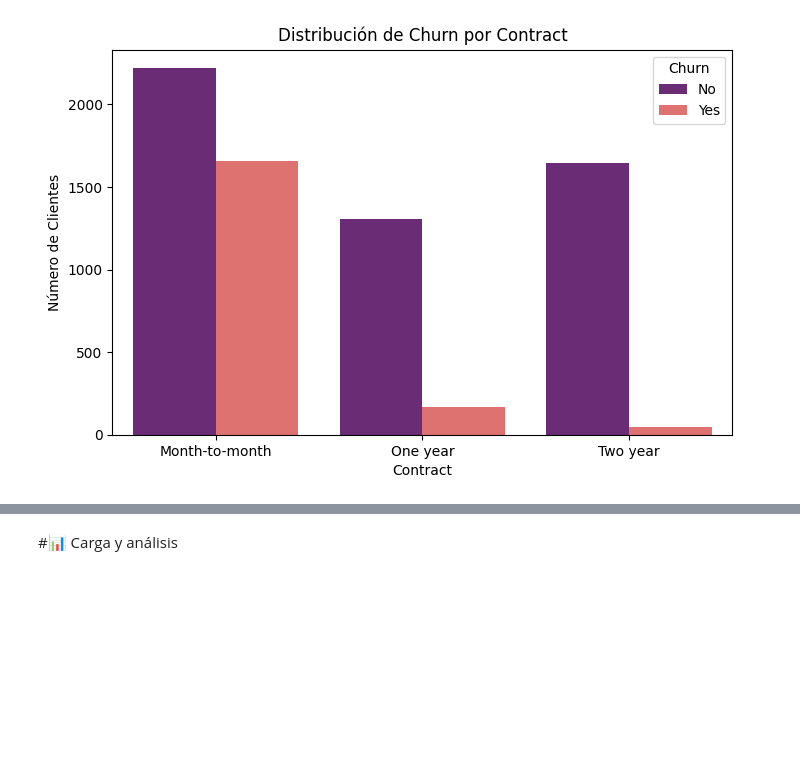
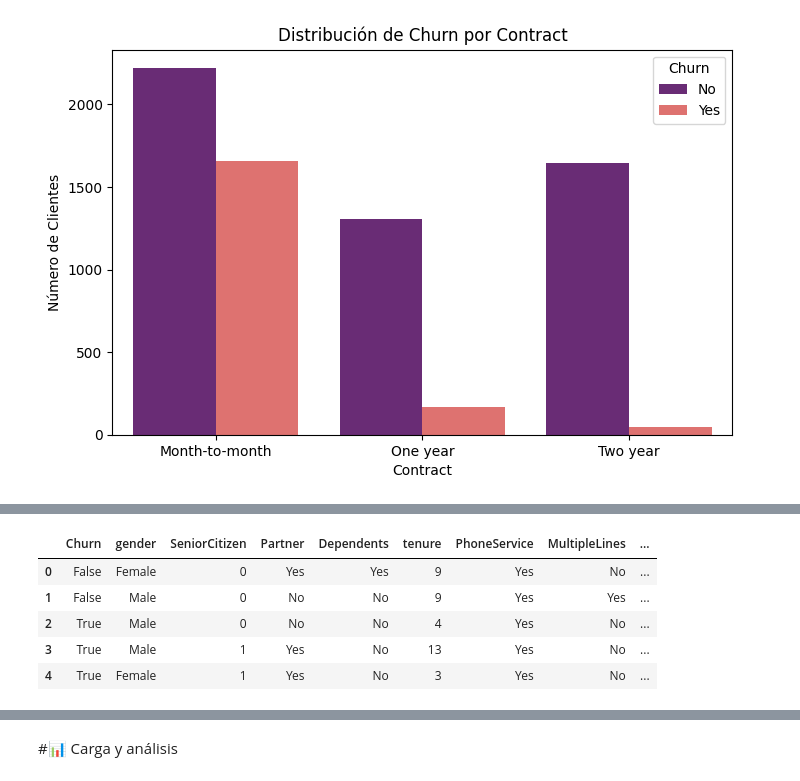
Before and after one commit to TAGARA-TECH/ChallengeTelecomX, a Jupyter notebook: TelecomX_LATAM.ipynb, the cells around one changed output, grey strips where cells are left out. Saved outputs shown, nothing was run; the diff lists cells and outputs as text; code cells hidden in the pictures; blank space fills up the shorter version.

```diff
--- a/TelecomX_LATAM.ipynb
+++ b/TelecomX_LATAM.ipynb
@@ -723,0 +794,2 @@ Two year              2.831858
+# %%
+df.drop_duplicates(inplace=True)
@@ -723,0 +825,20 @@ Two year              2.831858
+# %%
+# Reemplazo de 'No internet service' y 'No phone service' sin warnings
+columns_replace_no_internet = [
+    'OnlineSecurity', 'OnlineBackup', 'DeviceProtection',
+    'TechSupport', 'StreamingTV', 'StreamingMovies'
+]
+
+columns_replace_no_phone = ['MultipleLines']
+
+for col in columns_replace_no_internet:
+    if col in df.columns:
+        df[col] = df[col].astype('object').replace({'No internet service': 'No'})
+        df[col] = df[col].astype('category')
+
+for col in columns_replace_no_phone:
+    if col in df.columns:
+        df[col] = df[col].astype('object').replace({'No phone service': 'No'})
+        df[col] = df[col].astype('category')
+
+print("\nCategorías normalizadas sin warnings.")
@@ -723,0 +860,3 @@ Two year              2.831858
+# %%
+#Normalización de formatos (opcional)
+df['Churn'] = df['Churn'].map({'Yes': True, 'No': False})
@@ -723,0 +1044,9 @@ Two year              2.831858
+# %%
+df.head(5)
+# %% [output]
+|  | Churn | gender | SeniorCitizen | Partner | Dependents | tenure | PhoneService | MultipleLines | ... |
+| 0 | False | Female | 0 | Yes | Yes | 9 | Yes | No | ... |
+| 1 | False | Male | 0 | No | No | 9 | Yes | Yes | ... |
+| 2 | True | Male | 0 | No | No | 4 | Yes | No | ... |
+| 3 | True | Male | 1 | Yes | No | 13 | Yes | No | ... |
+| 4 | True | Female | 1 | Yes | No | 3 | Yes | No | ... |
```
Also changed, not shown: parts of 13 cells of this notebook.
